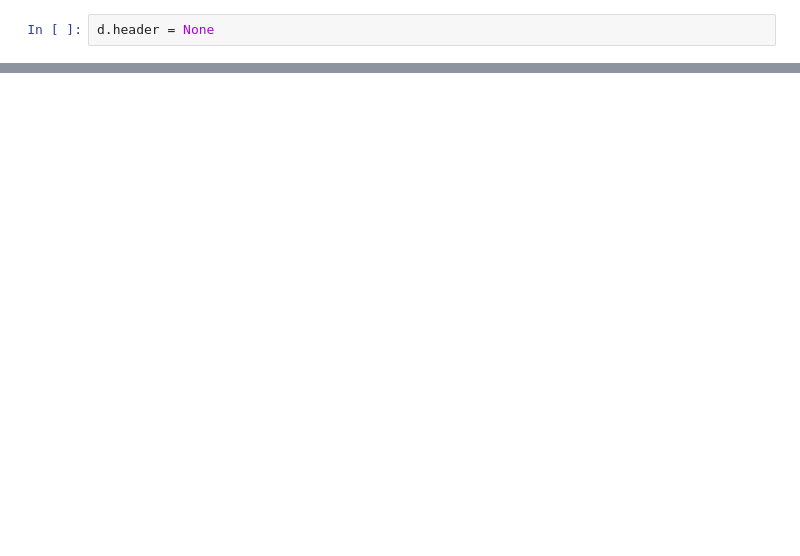
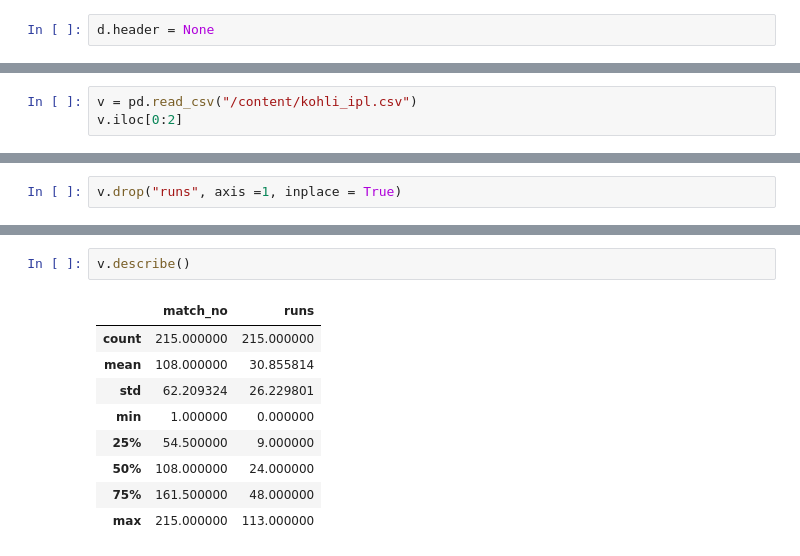
Before and after one commit to Promoter-Harsh/Pandas, a Jupyter notebook: Pandas.ipynb, the cells around one changed output, grey strips where cells are left out. Cells and saved outputs as stored; diff of their text form; blank space fills up the shorter version.

```diff
--- a/Pandas.ipynb
+++ b/Pandas.ipynb
@@ -327,0 +207,3 @@ d
+# %%
+v = pd.read_csv("/content/kohli_ipl.csv")
+v.iloc[0:2]
@@ -327,0 +236,2 @@ d
+# %%
+v.drop("runs", axis =1, inplace = True)
@@ -327,0 +254,12 @@ d
+# %%
+v.describe()
+# %% [output]
+|  | match_no | runs |
+| count | 215.000000 | 215.000000 |
+| mean | 108.000000 | 30.855814 |
+| std | 62.209324 | 26.229801 |
+| min | 1.000000 | 0.000000 |
+| 25% | 54.500000 | 9.000000 |
+| 50% | 108.000000 | 24.000000 |
+| 75% | 161.500000 | 48.000000 |
+| max | 215.000000 | 113.000000 |
```
Also changed, not shown: parts of 48 cells of this notebook.
